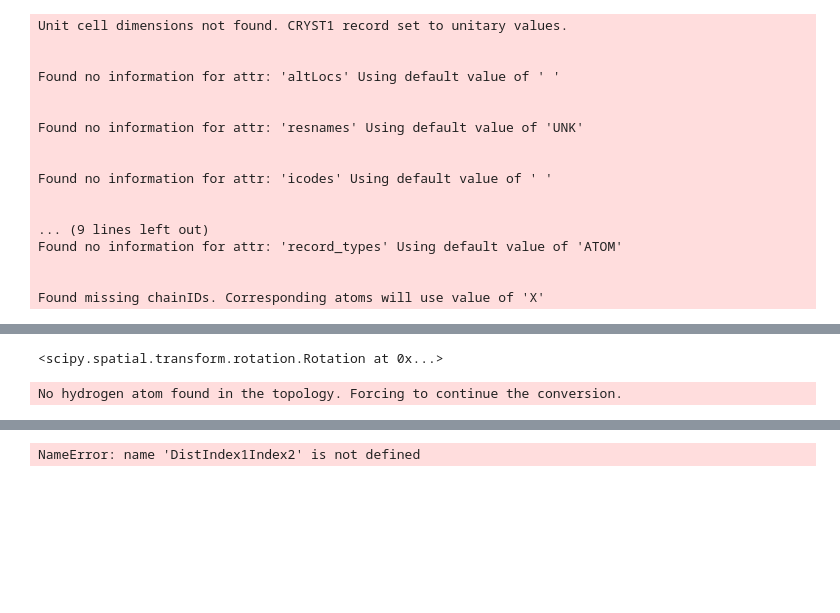
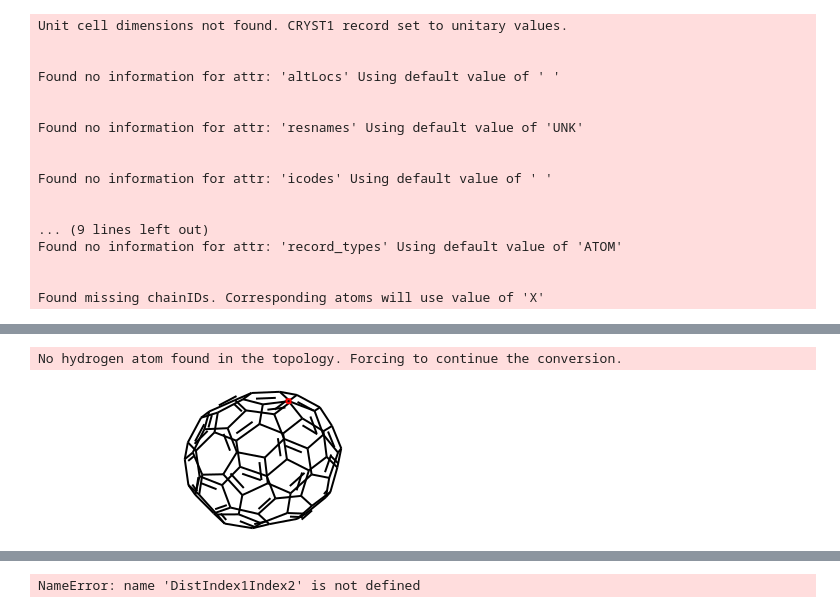
Before and after one commit to MDSYN2019/MDNPPackage, a Jupyter notebook: notebooks/Martini_NP_construction_notebook.ipynb, the cells around one changed output, grey strips where cells are left out. Drawn from its saved outputs; the diff is of its cells as text; code cells hidden in the pictures; blank space fills up the shorter version.

```diff
--- a/notebooks/Martini_NP_construction_notebook.ipynb
+++ b/notebooks/Martini_NP_construction_notebook.ipynb
@@ -818,5 +621 @@ r = R.from_quat([0, 0, np.sin(np.pi/4), np.cos(np.pi/4)])
-# %%
-r
-# %% [output]
-<scipy.spatial.transform.rotation.Rotation at 0x...>
 # %%
@@ -952,3 +628,7 @@ for i in C70CGBeadPositions:
+# %%
+mol1 # we see that the
+# %% [output]
+[figure, added]
 # %%
 u = mda.Universe('c70.pdb')
 mol1 = u.atoms.convert_to("RDKIT", force=True)
```
Also changed, not shown: parts of 35 cells of this notebook, 18 other files.
